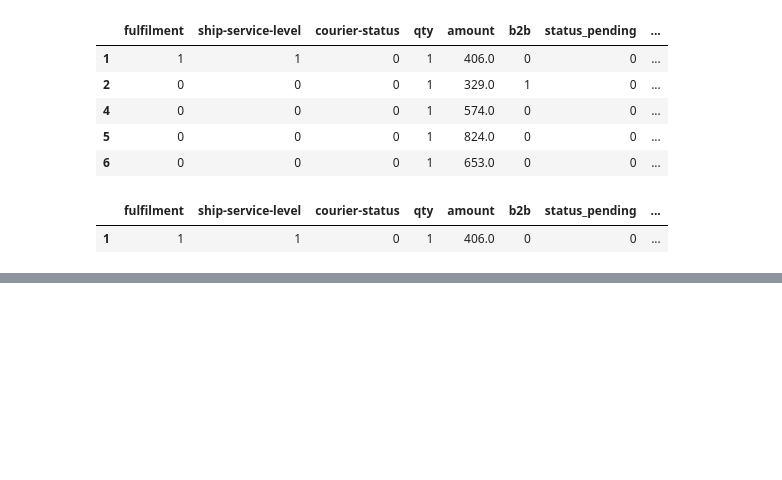
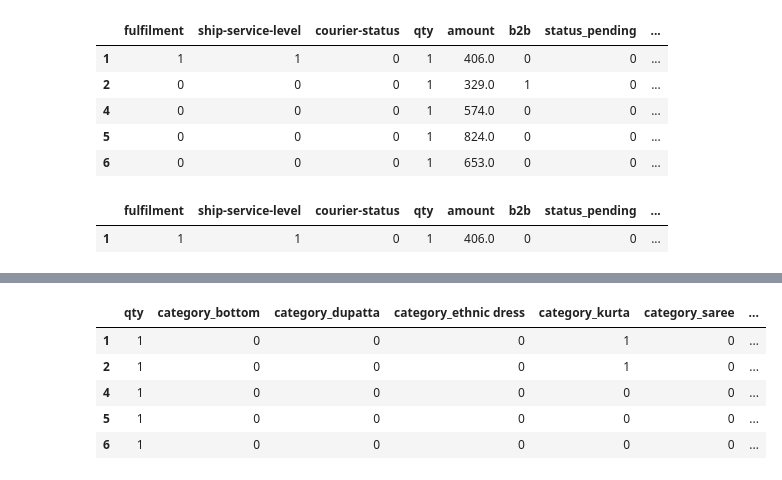
Before and after one commit to jesab/ml_assignment_1, a Jupyter notebook: First_Try_JS_ML_Assignment_2.ipynb, the cells around one changed output, grey strips where cells are left out. Saved outputs shown, nothing was run; the diff lists cells and outputs as text; code cells hidden in the pictures; blank space fills up the shorter version.

```diff
--- a/First_Try_JS_ML_Assignment_2.ipynb
+++ b/First_Try_JS_ML_Assignment_2.ipynb
@@ -819,3 +822,12 @@ X_test shape: (23204, 21)
 y_train shape: (92812,)
 y_test shape: (23204,)
+# %%
+X.head()
+# %% [output]
+|  | qty | category_bottom | category_dupatta | category_ethnic dress | category_kurta | category_saree | ... |
+| 1 | 1 | 0 | 0 | 0 | 1 | 0 | ... |
+| 2 | 1 | 0 | 0 | 0 | 1 | 0 | ... |
+| 4 | 1 | 0 | 0 | 0 | 0 | 0 | ... |
+| 5 | 1 | 0 | 0 | 0 | 0 | 0 | ... |
+| 6 | 1 | 0 | 0 | 0 | 0 | 0 | ... |
 # %%
```
Also changed, not shown: parts of 8 cells of this notebook.
